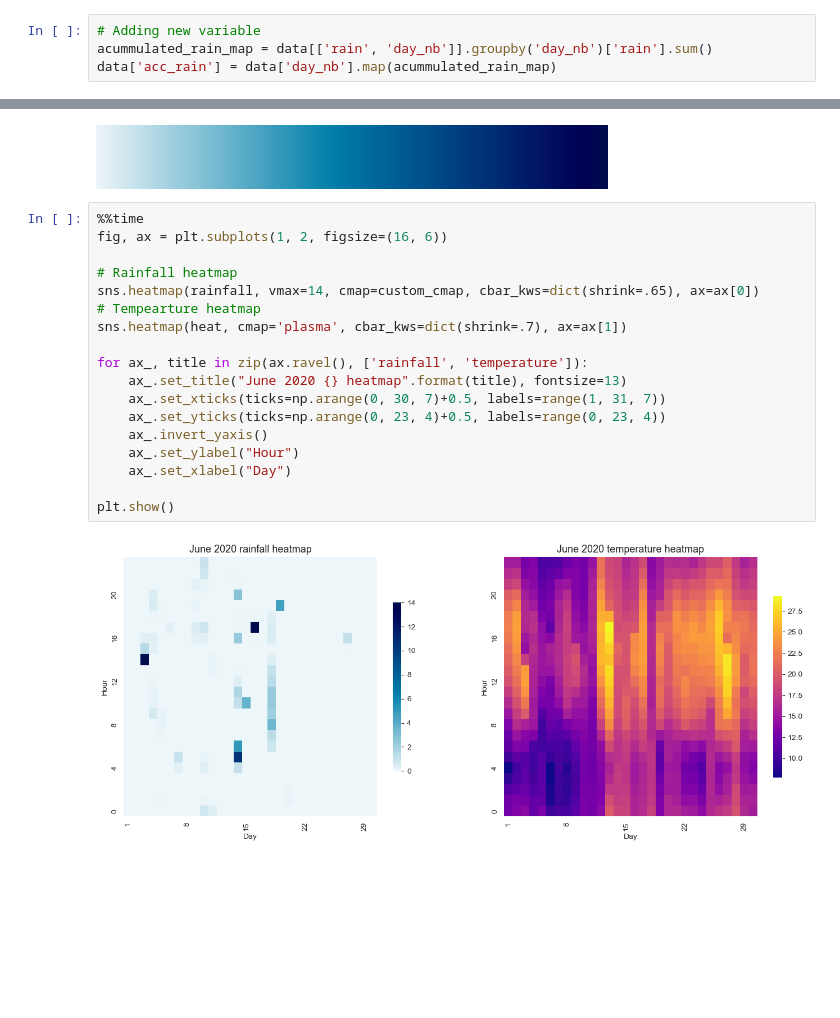
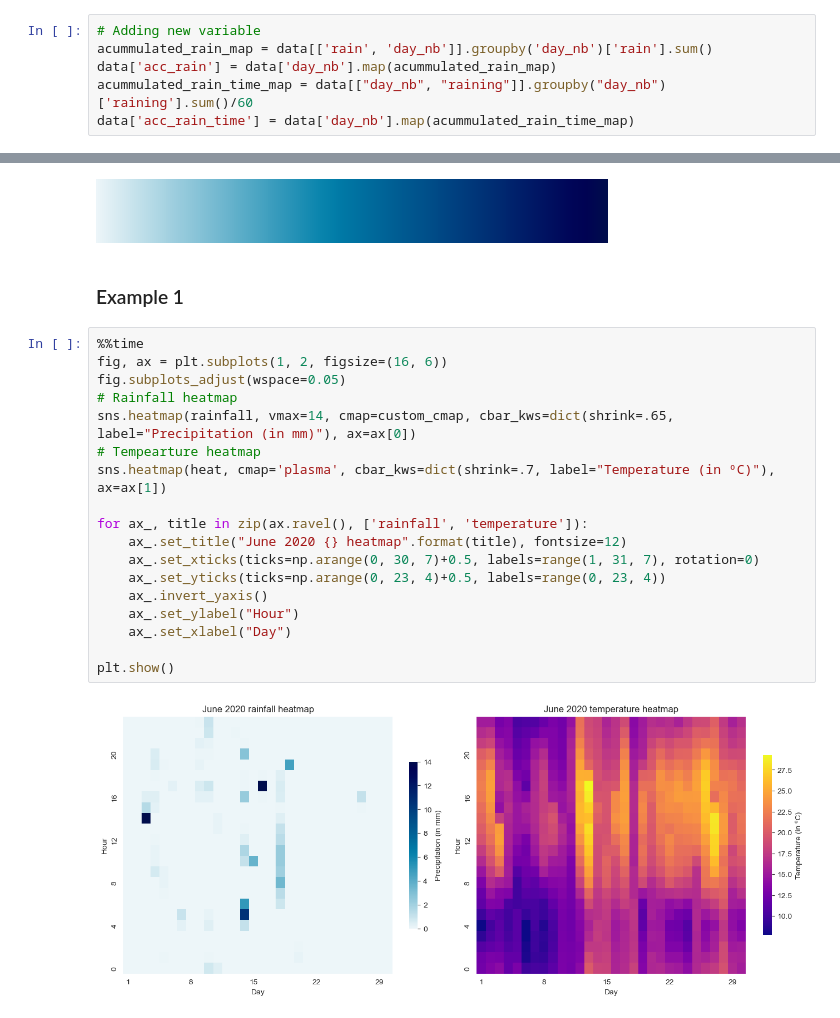
Before and after one commit to achrafkr/Data-Visualization, a Jupyter notebook: Notebooks/Weather_analysis.ipynb, the cells around one changed output, grey strips where cells are left out. Cells and saved outputs as stored; diff of their text form; blank space fills up the shorter version.

```diff
--- a/Notebooks/Weather_analysis.ipynb
+++ b/Notebooks/Weather_analysis.ipynb
@@ -159,4 +163,6 @@ Wall time: 781 ms
 # Adding new variable
 acummulated_rain_map = data[['rain', 'day_nb']].groupby('day_nb')['rain'].sum()
 data['acc_rain'] = data['day_nb'].map(acummulated_rain_map)
+acummulated_rain_time_map = data[["day_nb", "raining"]].groupby("day_nb")['raining'].sum()/60
+data['acc_rain_time'] = data['day_nb'].map(acummulated_rain_time_map)
 # %%
@@ -232,23 +250,25 @@ custom_cmap = modify_cmap('ocean_r', (0.025, 0.7, 26), 'Ocean_custom')
 custom_cmap
 # %% [output]
 [figure]
+# %% [markdown]
+### Example 1
 # %%
 %%time
 fig, ax = plt.subplots(1, 2, figsize=(16, 6))
-
+fig.subplots_adjust(wspace=0.05)
 # Rainfall heatmap
-sns.heatmap(rainfall, vmax=14, cmap=custom_cmap, cbar_kws=dict(shrink=.65), ax=ax[0])
+sns.heatmap(rainfall, vmax=14, cmap=custom_cmap, cbar_kws=dict(shrink=.65, label="Precipitation (in mm)"), ax=ax[0])
 # Tempearture heatmap
-sns.heatmap(heat, cmap='plasma', cbar_kws=dict(shrink=.7), ax=ax[1])
+sns.heatmap(heat, cmap='plasma', cbar_kws=dict(shrink=.7, label="Temperature (in ºC)"), ax=ax[1])
 
 for ax_, title in zip(ax.ravel(), ['rainfall', 'temperature']):
-    ax_.set_title("June 2020 {} heatmap".format(title), fontsize=13)
-    ax_.set_xticks(ticks=np.arange(0, 30, 7)+0.5, labels=range(1, 31, 7))
+    ax_.set_title("June 2020 {} heatmap".format(title), fontsize=12)
+    ax_.set_xticks(ticks=np.arange(0, 30, 7)+0.5, labels=range(1, 31, 7), rotation=0)
     ax_.set_yticks(ticks=np.arange(0, 23, 4)+0.5, labels=range(0, 23, 4))
     ax_.invert_yaxis()
     ax_.set_ylabel("Hour")
     ax_.set_xlabel("Day")
 
 plt.show()
 # %% [output]
-[figure, old version]
+[figure, new version]
```
Also changed, not shown: parts of 22 cells of this notebook.
